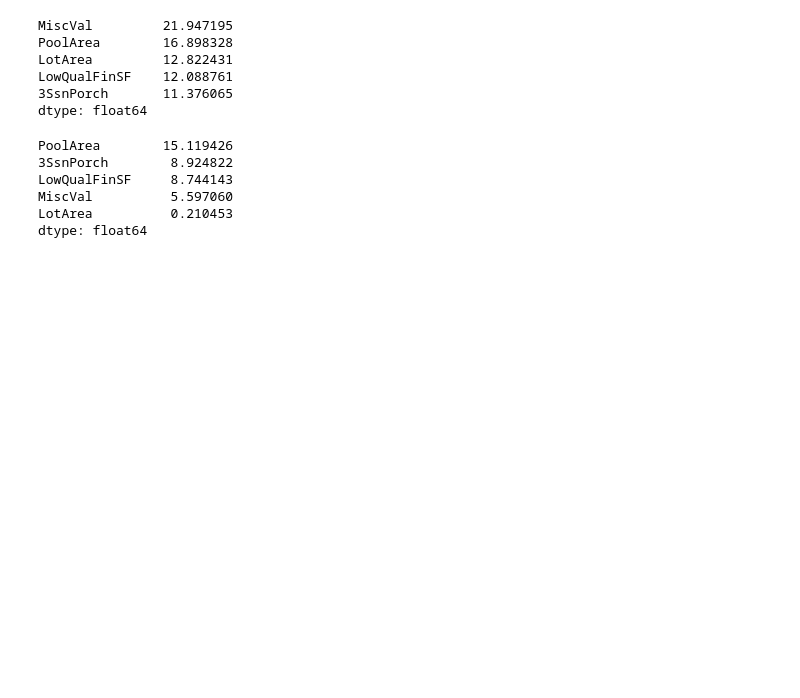
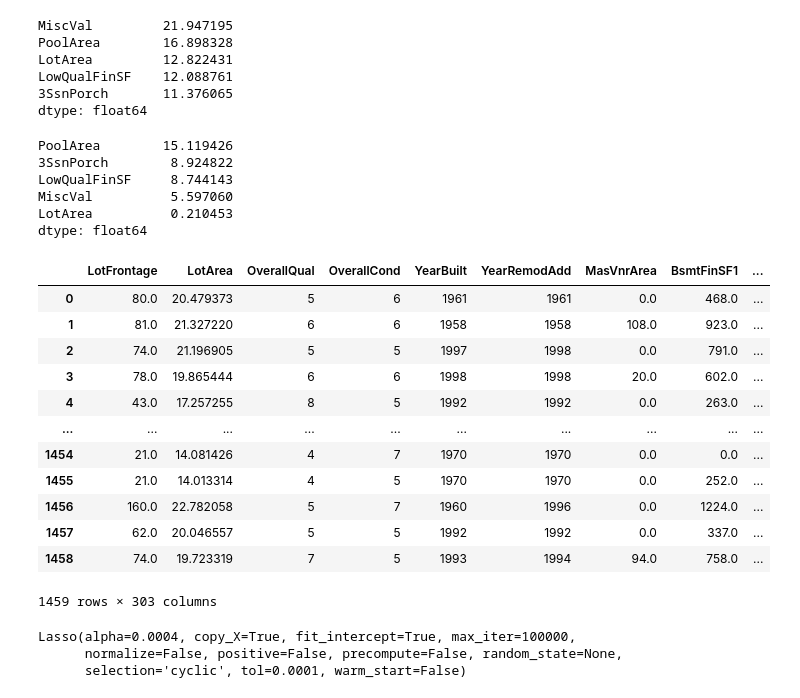
Before and after one commit to Elwing-Chou/MLDemo1216, a Jupyter notebook: house_price_linear.ipynb, the cells around one changed output. Cells and saved outputs as stored; diff of their text form; code cells hidden in the pictures; blank space fills up the shorter version.

```diff
--- a/house_price_linear.ipynb
+++ b/house_price_linear.ipynb
@@ -91,3 +91,36 @@ LowQualFinSF     8.744143
 MiscVal          5.597060
 LotArea          0.210453
 dtype: float64
+# %%
+# x, y 處理完畢
+y_train_log1p = np.log1p(y_train)
+x_dummy = pd.get_dummies(x)
+x_dummy = pd.get_dummies(x_dummy, columns=["MSSubClass"])
+x_dummy[i] = x_dummy[i].apply(lambda c:boxcox1p(c.dropna(), 0.15))
+x_dummy = x_dummy.fillna(x_dummy.median())
+x_train = x_dummy.iloc[:train_df.shape[0]]
+x_test = x_dummy.iloc[train_df.shape[0]:]
+x_test
+# %% [output]
+|  | LotFrontage | LotArea | OverallQual | OverallCond | YearBuilt | YearRemodAdd | MasVnrArea | BsmtFinSF1 | ... |
+| 0 | 80.0 | 20.479373 | 5 | 6 | 1961 | 1961 | 0.0 | 468.0 | ... |
+| 1 | 81.0 | 21.327220 | 6 | 6 | 1958 | 1958 | 108.0 | 923.0 | ... |
+| 2 | 74.0 | 21.196905 | 5 | 5 | 1997 | 1998 | 0.0 | 791.0 | ... |
+| 3 | 78.0 | 19.865444 | 6 | 6 | 1998 | 1998 | 20.0 | 602.0 | ... |
+| 4 | 43.0 | 17.257255 | 8 | 5 | 1992 | 1992 | 0.0 | 263.0 | ... |
+| ... | ... | ... | ... | ... | ... | ... | ... | ... | ... |
+| 1454 | 21.0 | 14.081426 | 4 | 7 | 1970 | 1970 | 0.0 | 0.0 | ... |
+| 1455 | 21.0 | 14.013314 | 4 | 5 | 1970 | 1970 | 0.0 | 252.0 | ... |
+| 1456 | 160.0 | 22.782058 | 5 | 7 | 1960 | 1996 | 0.0 | 1224.0 | ... |
+| 1457 | 62.0 | 20.046557 | 5 | 5 | 1992 | 1992 | 0.0 | 337.0 | ... |
+| 1458 | 74.0 | 19.723319 | 7 | 5 | 1993 | 1994 | 94.0 | 758.0 | ... |
+1459 rows × 303 columns
+# %%
+# 建立Lasso
+from sklearn.linear_model import Lasso
+lasso = Lasso(alpha=0.0004, max_iter=100000)
+lasso.fit(x_train, y_train_log1p)
+# %% [output]
+Lasso(alpha=0.0004, copy_X=True, fit_intercept=True, max_iter=100000,
+      normalize=False, positive=False, precompute=False, random_state=None,
+      selection='cyclic', tol=0.0001, warm_start=False)
```
Also changed, not shown: parts of 1 cell of this notebook.
